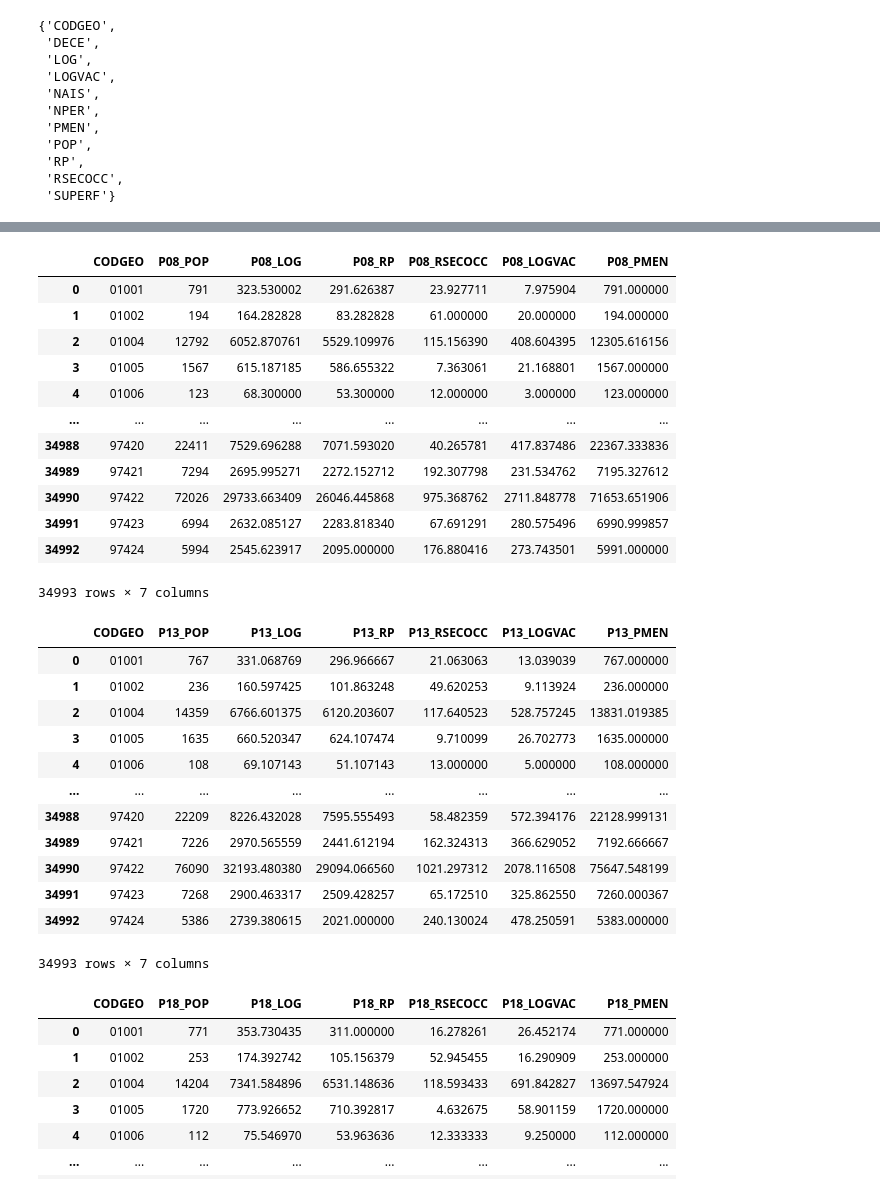
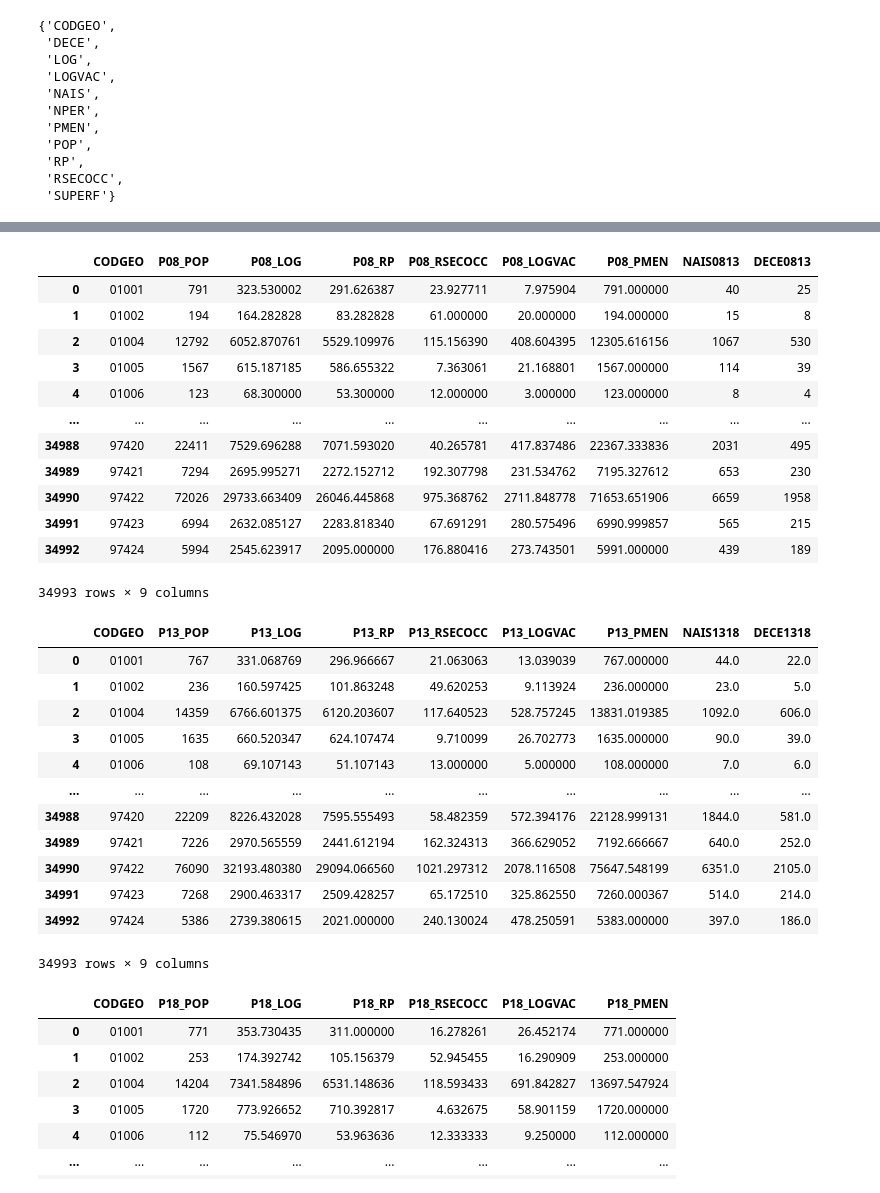
Before and after one commit to hhuzecardosi/BdDA_Scripts, a Jupyter notebook: remodelisations/statistiques.ipynb, the cells around one changed output, grey strips where cells are left out. Cells and saved outputs as stored; diff of their text form; code cells hidden in the pictures.

```diff
--- a/remodelisations/statistiques.ipynb
+++ b/remodelisations/statistiques.ipynb
@@ -27,3 +28,12 @@ data
 | 34991 | 97423 | 7076 | 7268 | 6994 | 6598 | 5767 | 5132 | 4864 | 4471 | 42.58 | ... | ... |
 | 34992 | 97424 | 5492 | 5386 | 5994 | 6115 | 5856 | 5735 | 5672 | 5586 | 84.40 | ... | ... |
 34993 rows × 64 columns
+# %%
+csv_file = csv_file = os.path.join(folder, 'communes.csv')
+
+data_c = pd.read_csv(csv_file, low_memory=False)
+communes = list(data["01001"])
+communes.append('01001')
+
+data.drop(data.index[data['CODGEO'].isin(communes)], inplace=True)
+data
@@ -166,37 +180,37 @@ df_1999
 # %%
-df_2008 = data[["CODGEO", "P08_POP", "P08_LOG", "P08_RP", "P08_RSECOCC", "P08_LOGVAC", "P08_PMEN"]]
+df_2008 = data[["CODGEO", "P08_POP", "P08_LOG", "P08_RP", "P08_RSECOCC", "P08_LOGVAC", "P08_PMEN", "NAIS0813", "DECE0813"]]
 df_2008
 # %% [output]
-|  | CODGEO | P08_POP | P08_LOG | P08_RP | P08_RSECOCC | P08_LOGVAC | P08_PMEN |
-| 0 | 01001 | 791 | 323.530002 | 291.626387 | 23.927711 | 7.975904 | 791.000000 |
-| 1 | 01002 | 194 | 164.282828 | 83.282828 | 61.000000 | 20.000000 | 194.000000 |
-| 2 | 01004 | 12792 | 6052.870761 | 5529.109976 | 115.156390 | 408.604395 | 12305.616156 |
-| 3 | 01005 | 1567 | 615.187185 | 586.655322 | 7.363061 | 21.168801 | 1567.000000 |
-| 4 | 01006 | 123 | 68.300000 | 53.300000 | 12.000000 | 3.000000 | 123.000000 |
-| ... | ... | ... | ... | ... | ... | ... | ... |
-| 34988 | 97420 | 22411 | 7529.696288 | 7071.593020 | 40.265781 | 417.837486 | 22367.333836 |
-| 34989 | 97421 | 7294 | 2695.995271 | 2272.152712 | 192.307798 | 231.534762 | 7195.327612 |
-| 34990 | 97422 | 72026 | 29733.663409 | 26046.445868 | 975.368762 | 2711.848778 | 71653.651906 |
-| 34991 | 97423 | 6994 | 2632.085127 | 2283.818340 | 67.691291 | 280.575496 | 6990.999857 |
-| 34992 | 97424 | 5994 | 2545.623917 | 2095.000000 | 176.880416 | 273.743501 | 5991.000000 |
+|  | CODGEO | P08_POP | P08_LOG | P08_RP | P08_RSECOCC | P08_LOGVAC | P08_PMEN | NAIS0813 | DECE0813 |
+| 0 | 01001 | 791 | 323.530002 | 291.626387 | 23.927711 | 7.975904 | 791.000000 | 40 | 25 |
+| 1 | 01002 | 194 | 164.282828 | 83.282828 | 61.000000 | 20.000000 | 194.000000 | 15 | 8 |
+| 2 | 01004 | 12792 | 6052.870761 | 5529.109976 | 115.156390 | 408.604395 | 12305.616156 | 1067 | 530 |
+| 3 | 01005 | 1567 | 615.187185 | 586.655322 | 7.363061 | 21.168801 | 1567.000000 | 114 | 39 |
+| 4 | 01006 | 123 | 68.300000 | 53.300000 | 12.000000 | 3.000000 | 123.000000 | 8 | 4 |
+| ... | ... | ... | ... | ... | ... | ... | ... | ... | ... |
+| 34988 | 97420 | 22411 | 7529.696288 | 7071.593020 | 40.265781 | 417.837486 | 22367.333836 | 2031 | 495 |
+| 34989 | 97421 | 7294 | 2695.995271 | 2272.152712 | 192.307798 | 231.534762 | 7195.327612 | 653 | 230 |
+| 34990 | 97422 | 72026 | 29733.663409 | 26046.445868 | 975.368762 | 2711.848778 | 71653.651906 | 6659 | 1958 |
+| 34991 | 97423 | 6994 | 2632.085127 | 2283.818340 | 67.691291 | 280.575496 | 6990.999857 | 565 | 215 |
+| 34992 | 97424 | 5994 | 2545.623917 | 2095.000000 | 176.880416 | 273.743501 | 5991.000000 | 439 | 189 |
-34993 rows × 7 columns
+34993 rows × 9 columns
 # %%
-df_2013 = data[["CODGEO", "P13_POP", "P13_LOG", "P13_RP", "P13_RSECOCC", "P13_LOGVAC", "P13_PMEN"]]
+df_2013 = data[["CODGEO", "P13_POP", "P13_LOG", "P13_RP", "P13_RSECOCC", "P13_LOGVAC", "P13_PMEN", "NAIS1318", "DECE1318"]]
 df_2013
 # %% [output]
-|  | CODGEO | P13_POP | P13_LOG | P13_RP | P13_RSECOCC | P13_LOGVAC | P13_PMEN |
-| 0 | 01001 | 767 | 331.068769 | 296.966667 | 21.063063 | 13.039039 | 767.000000 |
-| 1 | 01002 | 236 | 160.597425 | 101.863248 | 49.620253 | 9.113924 | 236.000000 |
-| 2 | 01004 | 14359 | 6766.601375 | 6120.203607 | 117.640523 | 528.757245 | 13831.019385 |
-| 3 | 01005 | 1635 | 660.520347 | 624.107474 | 9.710099 | 26.702773 | 1635.000000 |
-| 4 | 01006 | 108 | 69.107143 | 51.107143 | 13.000000 | 5.000000 | 108.000000 |
-| ... | ... | ... | ... | ... | ... | ... | ... |
-| 34988 | 97420 | 22209 | 8226.432028 | 7595.555493 | 58.482359 | 572.394176 | 22128.999131 |
-| 34989 | 97421 | 7226 | 2970.565559 | 2441.612194 | 162.324313 | 366.629052 | 7192.666667 |
-| 34990 | 97422 | 76090 | 32193.480380 | 29094.066560 | 1021.297312 | 2078.116508 | 75647.548199 |
-| 34991 | 97423 | 7268 | 2900.463317 | 2509.428257 | 65.172510 | 325.862550 | 7260.000367 |
-| 34992 | 97424 | 5386 | 2739.380615 | 2021.000000 | 240.130024 | 478.250591 | 5383.000000 |
+|  | CODGEO | P13_POP | P13_LOG | P13_RP | P13_RSECOCC | P13_LOGVAC | P13_PMEN | NAIS1318 | DECE1318 |
+| 0 | 01001 | 767 | 331.068769 | 296.966667 | 21.063063 | 13.039039 | 767.000000 | 44.0 | 22.0 |
+| 1 | 01002 | 236 | 160.597425 | 101.863248 | 49.620253 | 9.113924 | 236.000000 | 23.0 | 5.0 |
+| 2 | 01004 | 14359 | 6766.601375 | 6120.203607 | 117.640523 | 528.757245 | 13831.019385 | 1092.0 | 606.0 |
+| 3 | 01005 | 1635 | 660.520347 | 624.107474 | 9.710099 | 26.702773 | 1635.000000 | 90.0 | 39.0 |
+| 4 | 01006 | 108 | 69.107143 | 51.107143 | 13.000000 | 5.000000 | 108.000000 | 7.0 | 6.0 |
+| ... | ... | ... | ... | ... | ... | ... | ... | ... | ... |
+| 34988 | 97420 | 22209 | 8226.432028 | 7595.555493 | 58.482359 | 572.394176 | 22128.999131 | 1844.0 | 581.0 |
+| 34989 | 97421 | 7226 | 2970.565559 | 2441.612194 | 162.324313 | 366.629052 | 7192.666667 | 640.0 | 252.0 |
+| 34990 | 97422 | 76090 | 32193.480380 | 29094.066560 | 1021.297312 | 2078.116508 | 75647.548199 | 6351.0 | 2105.0 |
+| 34991 | 97423 | 7268 | 2900.463317 | 2509.428257 | 65.172510 | 325.862550 | 7260.000367 | 514.0 | 214.0 |
+| 34992 | 97424 | 5386 | 2739.380615 | 2021.000000 | 240.130024 | 478.250591 | 5383.000000 | 397.0 | 186.0 |
-34993 rows × 7 columns
+34993 rows × 9 columns
 # %%
 df_2018 = data[["CODGEO", "P18_POP", "P18_LOG", "P18_RP", "P18_RSECOCC", "P18_LOGVAC", "P18_PMEN"]]
 df_2018
```
Also changed, not shown: parts of 11 cells of this notebook, 2 other files.
